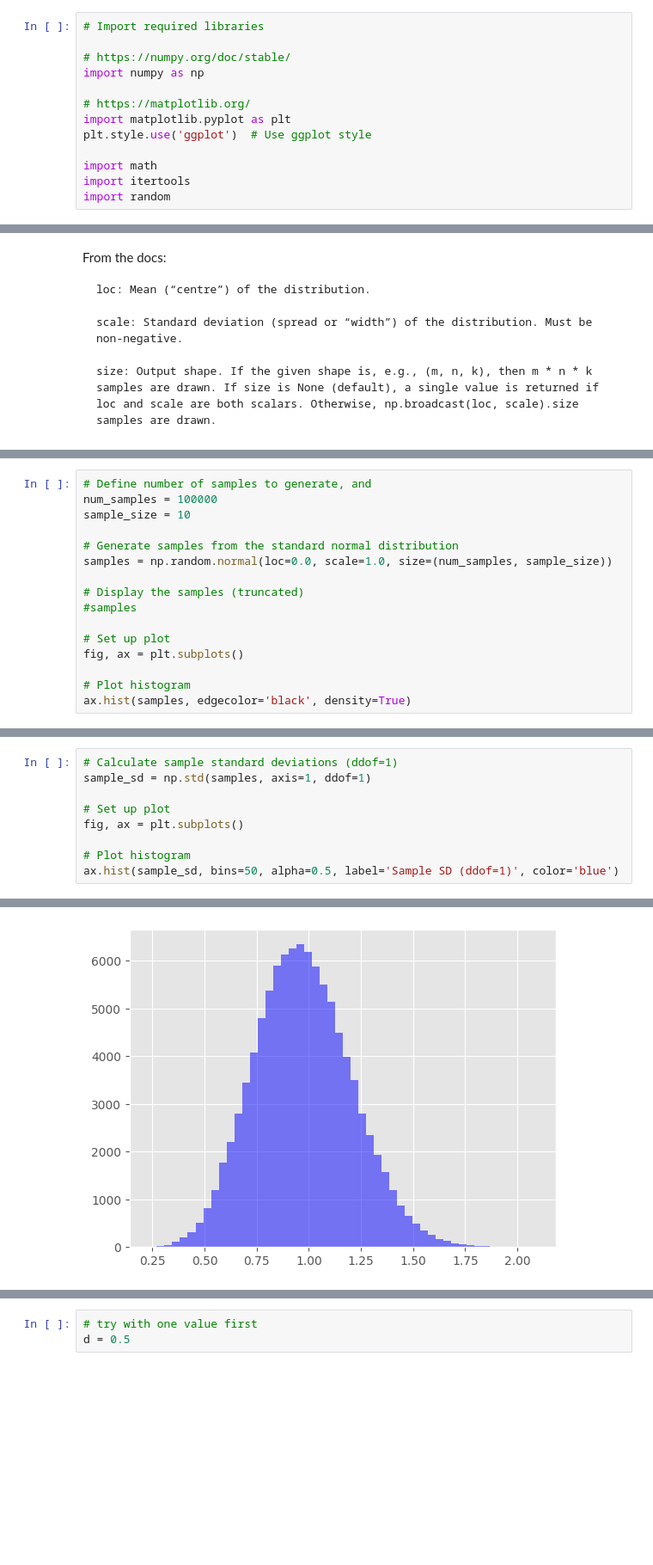
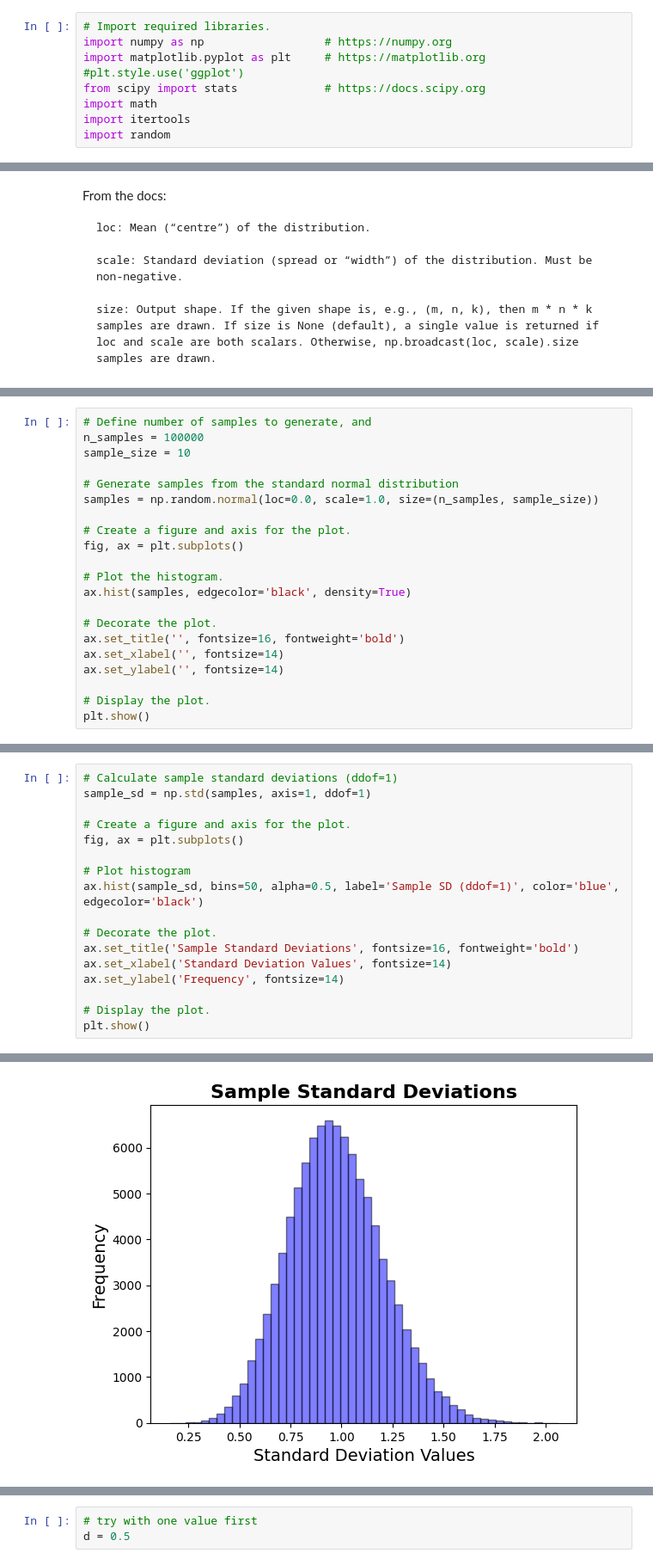
Before and after one commit to holmstead/applied_statistics, a Jupyter notebook: problems.ipynb, the cells around one changed output, grey strips where cells are left out. Shown at 86% size. Saved outputs shown, nothing was run; the diff lists cells and outputs as text; blank space fills up the shorter version.

```diff
--- a/problems.ipynb
+++ b/problems.ipynb
@@ -3,13 +5,9 @@
 # %%
-# Import required libraries
-
-# https://numpy.org/doc/stable/
-import numpy as np
-
-# https://matplotlib.org/
-import matplotlib.pyplot as plt
-plt.style.use('ggplot')  # Use ggplot style
-
+# Import required libraries.
+import numpy as np                  # https://numpy.org
+import matplotlib.pyplot as plt     # https://matplotlib.org
+#plt.style.use('ggplot')
+from scipy import stats             # https://docs.scipy.org
 import math
 import itertools
 import random
@@ -293,17 +280,22 @@ We will get 100,000 rows and 10 columns of samples
 # %%
 # Define number of samples to generate, and
-num_samples = 100000
+n_samples = 100000
 sample_size = 10
 
 # Generate samples from the standard normal distribution
-samples = np.random.normal(loc=0.0, scale=1.0, size=(num_samples, sample_size))
+samples = np.random.normal(loc=0.0, scale=1.0, size=(n_samples, sample_size))
 
-# Display the samples (truncated)
-#samples
-
-# Set up plot
+# Create a figure and axis for the plot.
 fig, ax = plt.subplots()
 
-# Plot histogram
+# Plot the histogram.
 ax.hist(samples, edgecolor='black', density=True)
+
+# Decorate the plot.
+ax.set_title('', fontsize=16, fontweight='bold')
+ax.set_xlabel('', fontsize=14)
+ax.set_ylabel('', fontsize=14)
+
+# Display the plot.
+plt.show()
 # %% [output]
@@ -344,9 +318,17 @@ The sample standard deviation estimates the standard deviation of a dataset, whi
 # Calculate sample standard deviations (ddof=1)
 sample_sd = np.std(samples, axis=1, ddof=1)
 
-# Set up plot
+# Create a figure and axis for the plot.
 fig, ax = plt.subplots()
 
 # Plot histogram
-ax.hist(sample_sd, bins=50, alpha=0.5, label='Sample SD (ddof=1)', color='blue')
+ax.hist(sample_sd, bins=50, alpha=0.5, label='Sample SD (ddof=1)', color='blue', edgecolor='black')
+
+# Decorate the plot.
+ax.set_title('Sample Standard Deviations', fontsize=16, fontweight='bold')
+ax.set_xlabel('Standard Deviation Values', fontsize=14)
+ax.set_ylabel('Frequency', fontsize=14)
+
+# Display the plot.
+plt.show()
 # %% [output]
@@ -370 +335 @@ ax.hist(sample_sd, bins=50, alpha=0.5, label='Sample SD (ddof=1)', color='blue')
-[figure, old version]
+[figure, new version]
```
Also changed, not shown: parts of 31 cells of this notebook.
